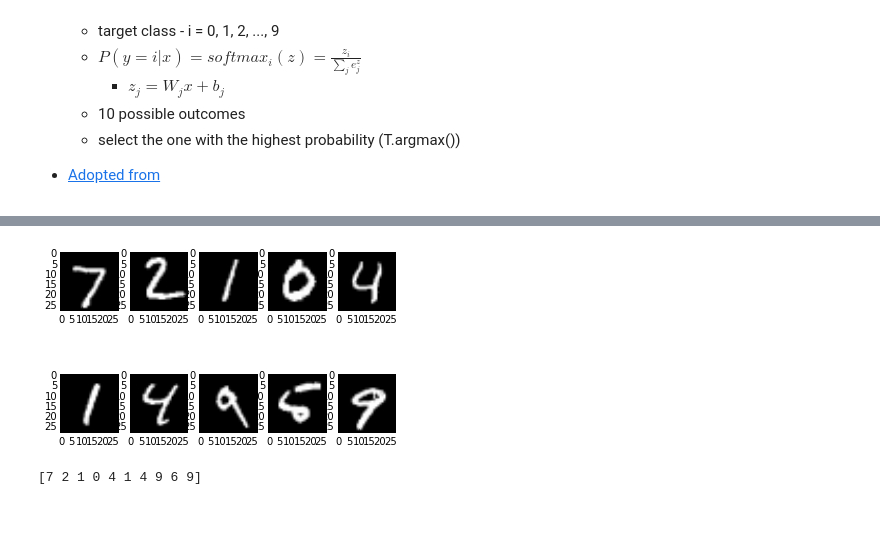
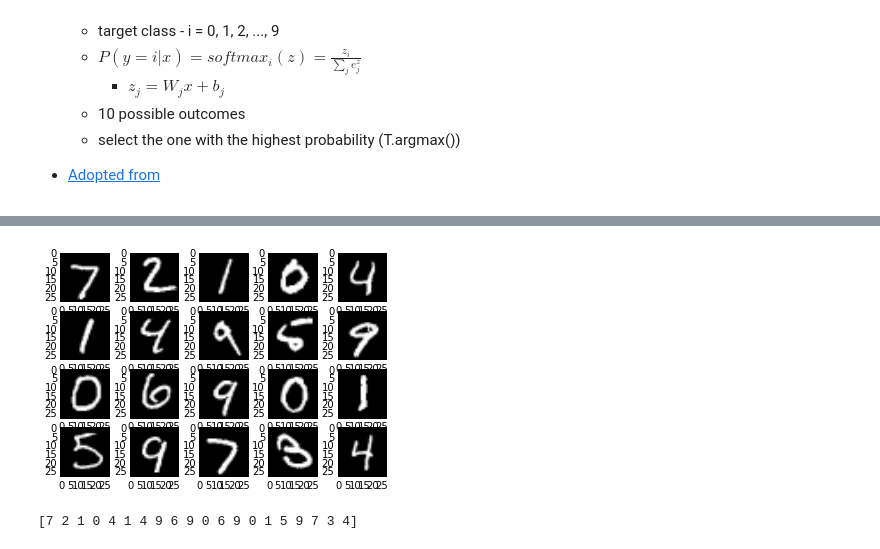
Before and after one commit to yeshig/Section12_TensorFlow, a Jupyter notebook: Section12TensorFlow.ipynb, the cells around one changed output, grey strips where cells are left out. Drawn from its saved outputs; the diff is of its cells as text; code cells hidden in the pictures; blank space fills up the shorter version.

```diff
--- a/Section12TensorFlow.ipynb
+++ b/Section12TensorFlow.ipynb
@@ -336,11 +340,11 @@ def view_digit_images(number_of_images, dataset):
             f.delaxes(ax[-1,-axs-1])
     plt.show()
 # %%
-view_digit_images(10, mnist.test.images)
+view_digit_images(20, mnist.test.images)
 # %% [output]
-[figure, old version]
+[figure, new version]
 # %%
 prediction = tf.argmax(y,1)
-print sess.run(prediction, feed_dict={x: mnist.test.images[0:10], y_: mnist.test.labels[0:10]})
+print sess.run(prediction, feed_dict={x: mnist.test.images[0:20]})
 # %% [output]
-[7 2 1 0 4 1 4 9 6 9]
+[7 2 1 0 4 1 4 9 6 9 0 6 9 0 1 5 9 7 3 4]
```
Also changed, not shown: parts of 8 cells of this notebook.
